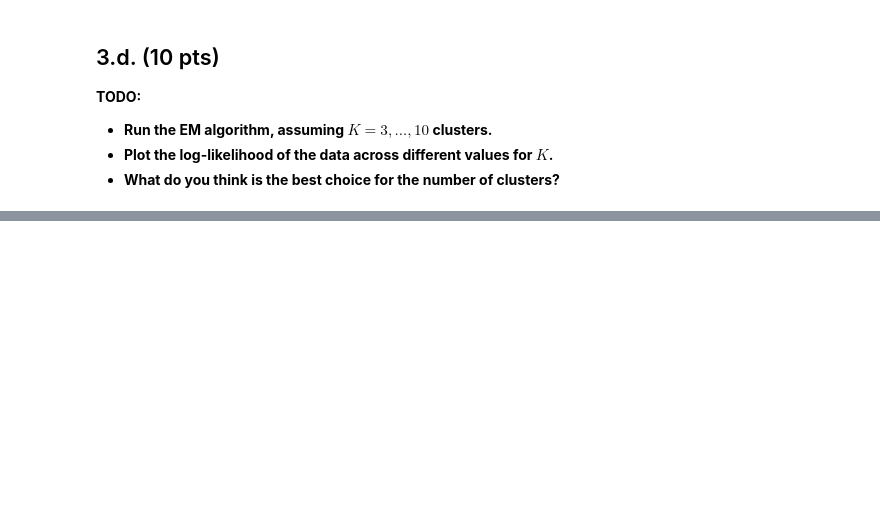
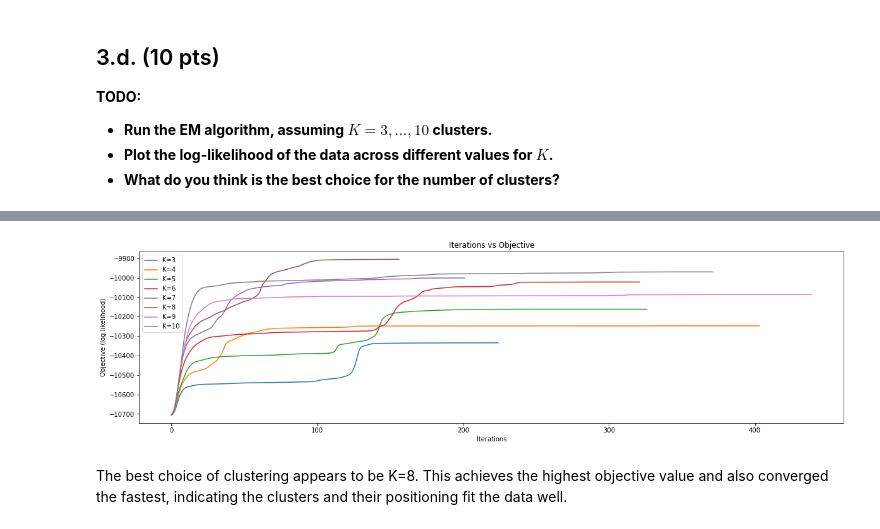
Before and after one commit to ryanquinnnelson/CMU-02620-HW3, a Jupyter notebook: HW3_ryann.ipynb, the cells around one changed output, grey strips where cells are left out. Cells and saved outputs as stored; diff of their text form; code cells hidden in the pictures; blank space fills up the shorter version.

```diff
--- a/HW3_ryann.ipynb
+++ b/HW3_ryann.ipynb
@@ -568,3 +559,14 @@ plt.show()
 - **Run the EM algorithm, assuming $K = 3, \ldots, 10$ clusters.**
 - **Plot the log-likelihood of the data across different values for $K$.**
 - **What do you think is the best choice for the number of clusters?**
+# %%
+all_scores_3d = []
+
+for k in [3,4,5,6,7,8,9,10]:
+
+    gm = GaussianMixture(K=k, epsilon=1e-5)
+    scores = gm.fit_and_score(X)
+    all_scores_3d.append(scores)
+
+for i in range(len(all_scores_3d)):
+    print('Log-likelihood at convergence for Initialization {}:{}'.format(i+1, all_scores_3d[i][-1]))
@@ -570,0 +582,17 @@ plt.show()
+# %%
+# plot results
+fig, ax = plt.subplots(figsize=(20, 5))
+for i, k in enumerate([3,4,5,6,7,8,9,10]):
+
+    ax.plot(all_scores_3d[i], label='K={}'.format(k))
+
+
+plt.title('Iterations vs Objective')
+plt.xlabel('Iterations')
+plt.ylabel('Objective (log likelihood)')
+plt.legend()
+plt.show()
+# %% [output]
+[figure, added]
+# %% [markdown]
+The best choice of clustering appears to be K=8. This achieves the highest objective value and also converged the fastest, indicating the clusters and their positioning fit the data well.
```
Also changed, not shown: parts of 6 cells of this notebook.
